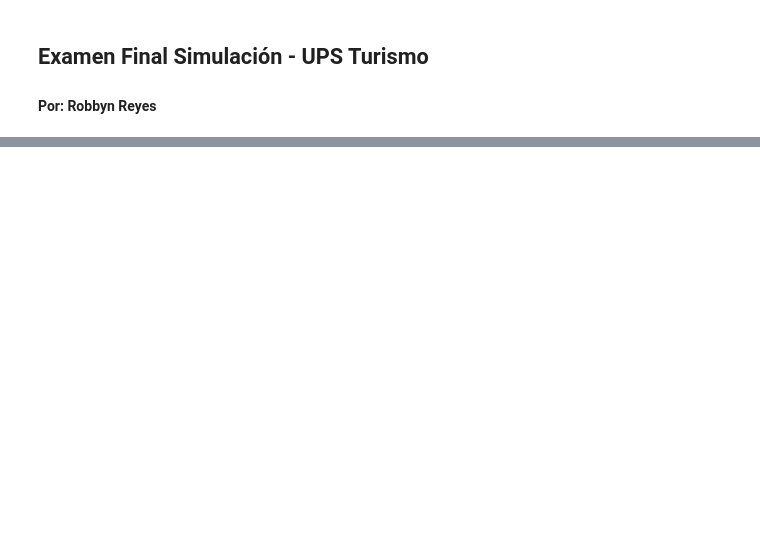
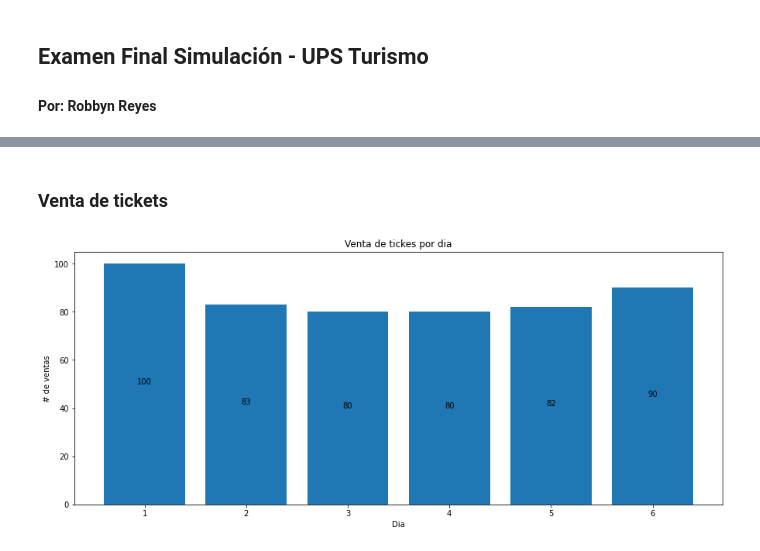
Before and after one commit to Robbyn07/simulacion, a Jupyter notebook: ExamenFinal_ups_turismo.ipynb, the cells around one changed output, grey strips where cells are left out. Drawn from its saved outputs; the diff is of its cells as text; code cells hidden in the pictures; blank space fills up the shorter version.

```diff
--- a/ExamenFinal_ups_turismo.ipynb
+++ b/ExamenFinal_ups_turismo.ipynb
@@ -73,0 +233,20 @@ env.run(until=TIEMPO_SIMULACION)
+# %% [markdown]
+### Venta de tickets
+# %%
+def add_value_label(x_list,y_list):
+    for i in range(1, len(x_list)+1):
+        plt.text(i,y_list[i-1]/2,y_list[i-1], ha="center")
+
+eje_x = list(range(1,len(ventasPorDia)+1))
+eje_y = ventasPorDia
+
+plt.figure(figsize=(15, 6))
+plt.bar(eje_x, eje_y)
+add_value_label(eje_x, eje_y)
+
+plt.title('Venta de tickes por dia')
+plt.ylabel('# de ventas')
+plt.xlabel('Dia')
+plt.show()
+# %% [output]
+[figure, added]
```
Also changed, not shown: parts of 15 cells of this notebook, 1 other file.
